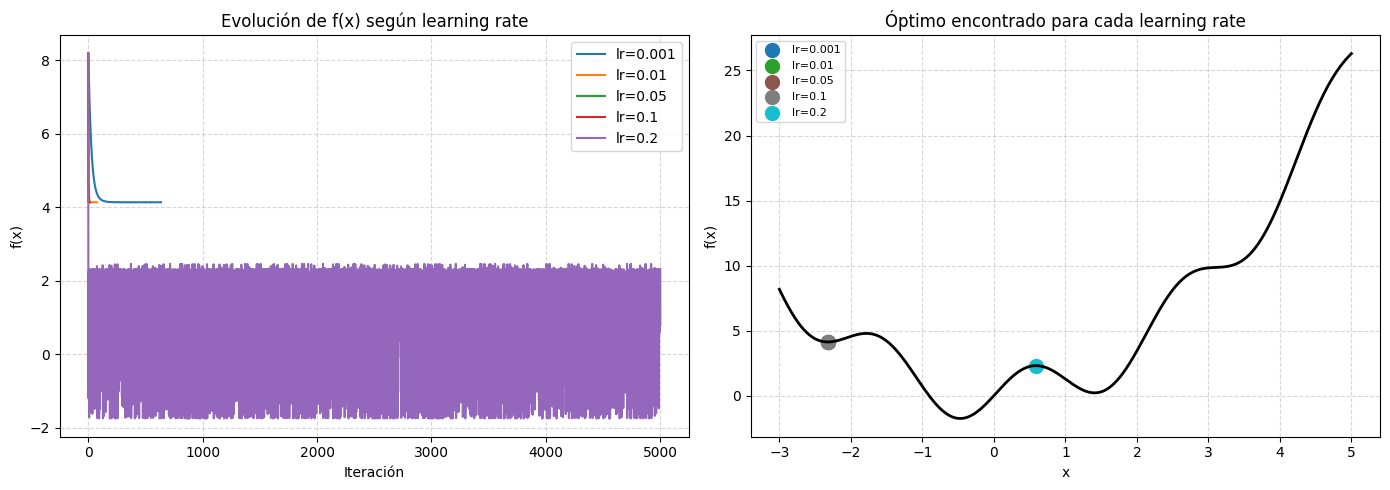
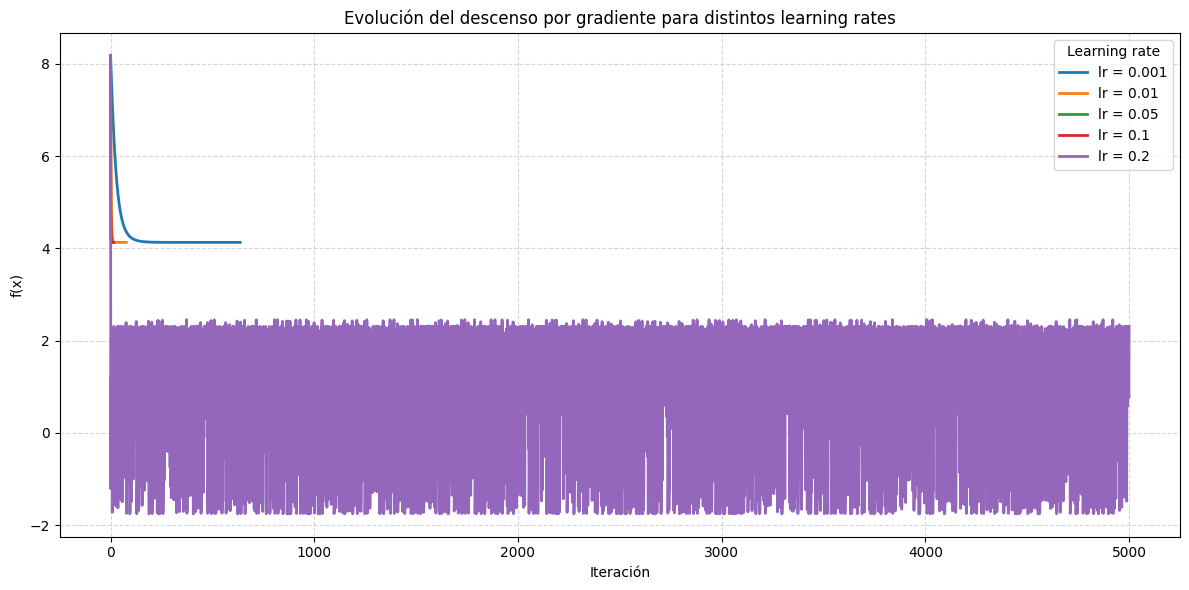
Code edit (unified diff) that turned the first committed figure into the second:
--- before
+++ after
@@ -1,34 +1,21 @@
-fig, axes = plt.subplots(
-    1,
-    2,
-    figsize=(14,5)
+plt.figure(figsize=(12, 6))
+
+for lr, hist, r in lr_resultados:
+
+    plt.plot(
+        range(len(hist)),
+        [f.eval(v) for v in hist],
+        linewidth=2,
+        label=f"lr = {lr}"
+    )
+
+plt.title(
+    "Evolución del descenso por gradiente para distintos learning rates"
 )
 
-lp2 = np.linspace(-3, 5, 600)
+plt.xlabel("Iteración")
+plt.ylabel("f(x)")
 
-# Evolución de f(x)
-for lr, hist, r in lr_resultados:
-
-    axes[0].plot(
-        range(len(hist)),
-        [f.eval(v) for v in hist],
-        label=f"lr={lr}"
-    )
-
-axes[0].set_title(
-    "Evolución de f(x) según learning rate"
-)
-
-axes[0].set_xlabel(
-    "Iteración"
-)
-
-axes[0].set_ylabel(
-    "f(x)"
-)
-
-axes[0].legend()
-
-axes[0].grid(
+plt.grid(
     True,
     linestyle="--",
@@ -36,47 +23,6 @@
 )
 
-# Óptimos encontrados
-axes[1].plot(
-    lp2,
-    [f.eval(v) for v in lp2],
-    color="black",
-    linewidth=2
-)
-
-colors = plt.cm.tab10(
-    np.linspace(
-        0,
-        1,
-        len(lr_resultados)
-    )
-)
-
-for (lr, hist, r), c in zip(
-    lr_resultados,
-    colors
-):
-    axes[1].scatter(
-        r,
-        f.eval(r),
-        color=c,
-        s=100,
-        label=f"lr={lr}"
-    )
-
-axes[1].set_title(
-    "Óptimo encontrado para cada learning rate"
-)
-
-axes[1].set_xlabel("x")
-axes[1].set_ylabel("f(x)")
-
-axes[1].legend(
-    fontsize=8
-)
-
-axes[1].grid(
-    True,
-    linestyle="--",
-    alpha=0.5
+plt.legend(
+    title="Learning rate"
 )
 

Commit: cambios parte 3